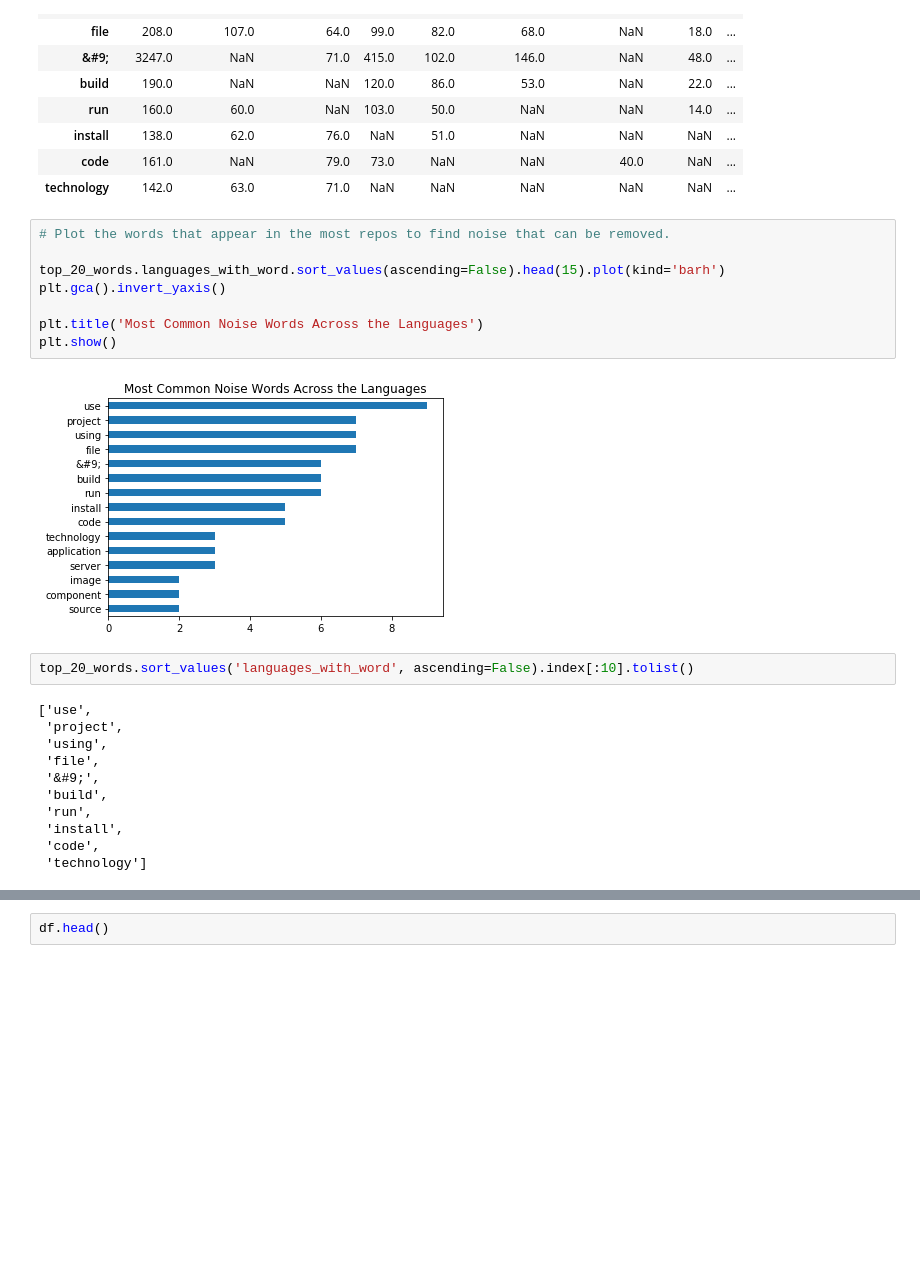
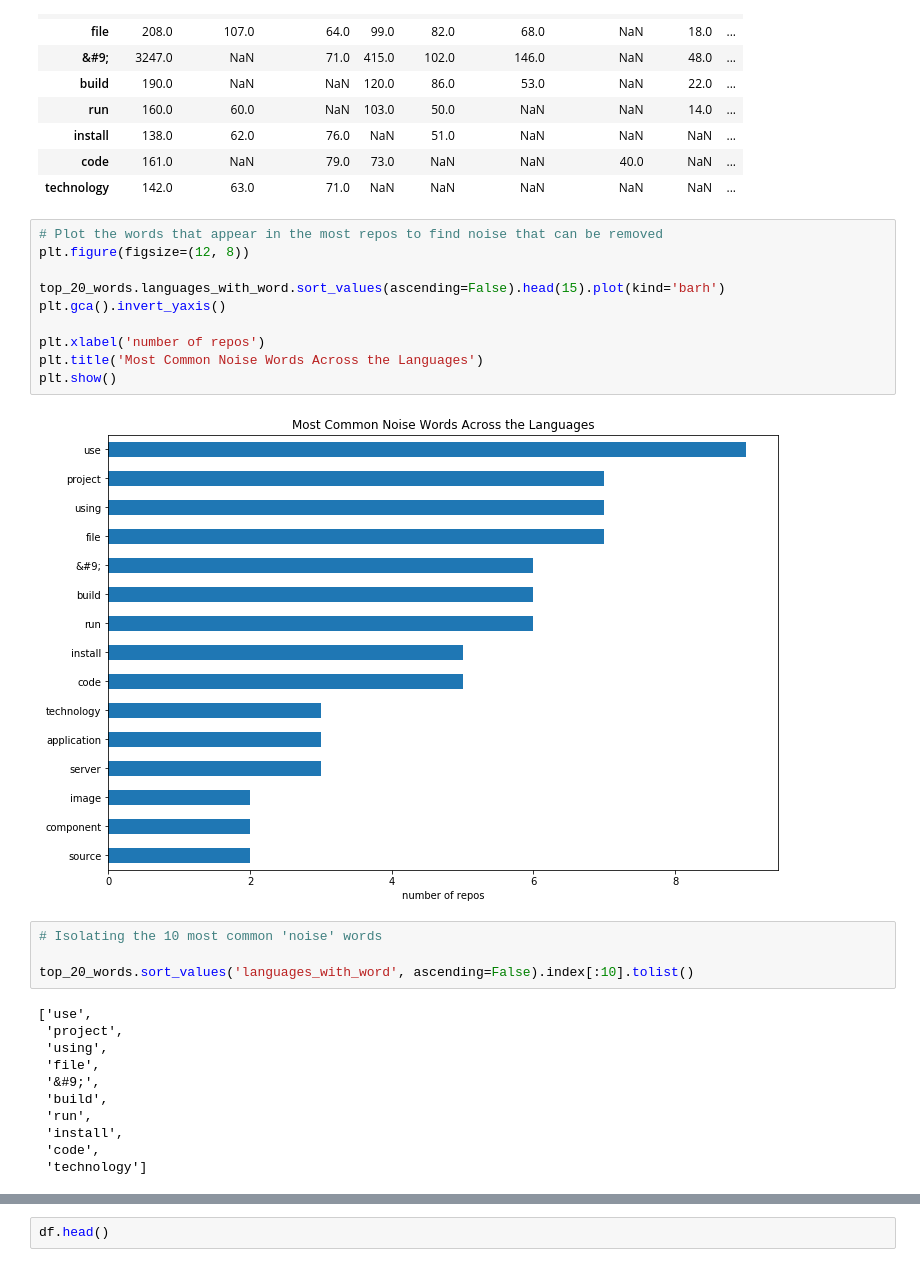
Before and after one commit to QuantumKane/nlp_project, a Jupyter notebook: nlp_project_presentation.ipynb, the cells around one changed output, grey strips where cells are left out. Drawn from its saved outputs; the diff is of its cells as text; blank space fills up the shorter version.

```diff
--- a/nlp_project_presentation.ipynb
+++ b/nlp_project_presentation.ipynb
@@ -215,16 +226,20 @@ top_20_words.sort_values('languages_with_word', ascending=False).head(10)
 | code | 161.0 | NaN | 79.0 | 73.0 | NaN | NaN | 40.0 | NaN | ... |
 | technology | 142.0 | 63.0 | 71.0 | NaN | NaN | NaN | NaN | NaN | ... |
 # %%
-# Plot the words that appear in the most repos to find noise that can be removed.
+# Plot the words that appear in the most repos to find noise that can be removed
+plt.figure(figsize=(12, 8))
 
 top_20_words.languages_with_word.sort_values(ascending=False).head(15).plot(kind='barh')
 plt.gca().invert_yaxis()
 
+plt.xlabel('number of repos')
 plt.title('Most Common Noise Words Across the Languages')
 plt.show()
 # %% [output]
-[figure, old version]
+[figure, new version]
 # %%
+# Isolating the 10 most common 'noise' words
+
 top_20_words.sort_values('languages_with_word', ascending=False).index[:10].tolist()
 # %% [output]
 ['use',
```
Also changed, not shown: parts of 56 cells of this notebook.
